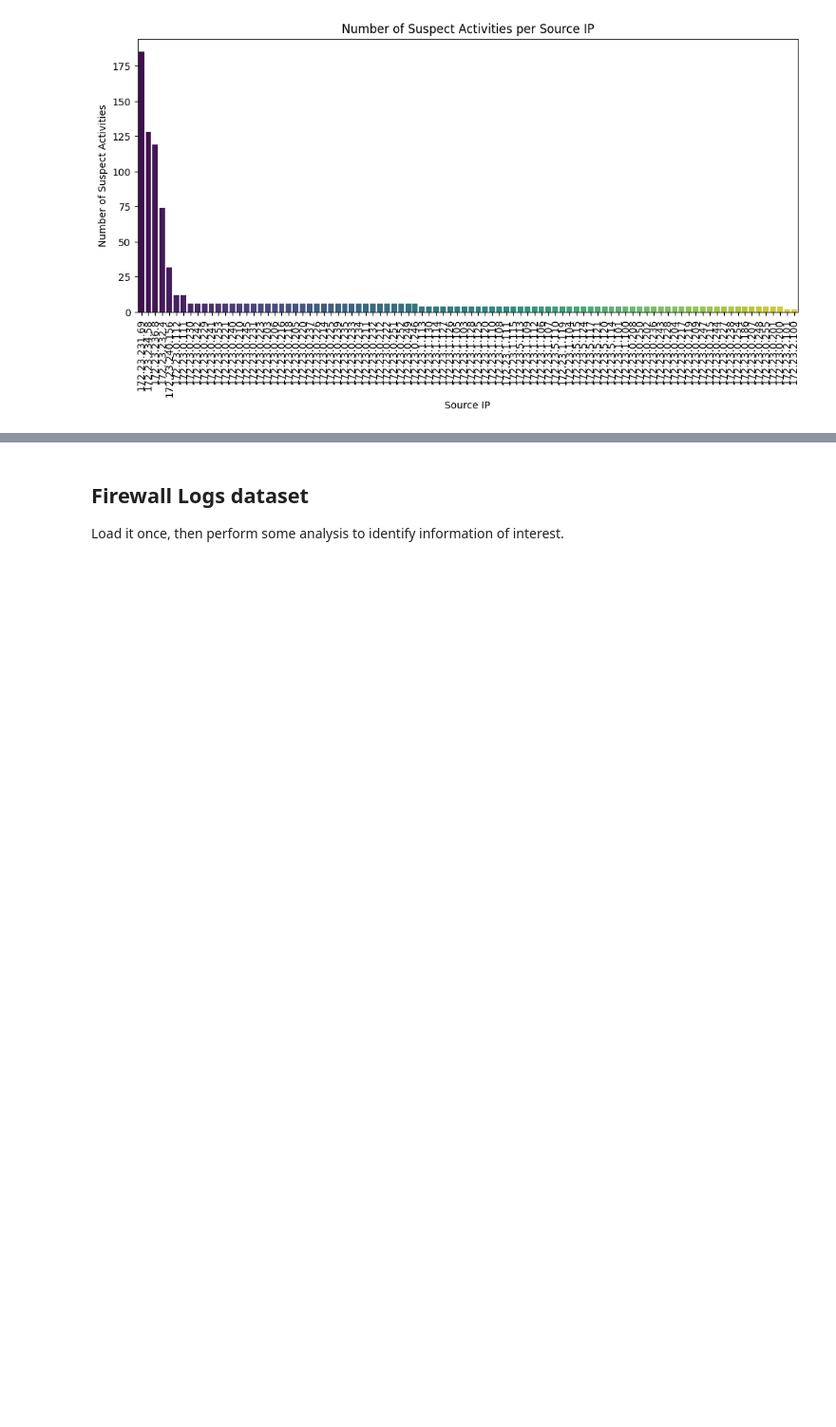
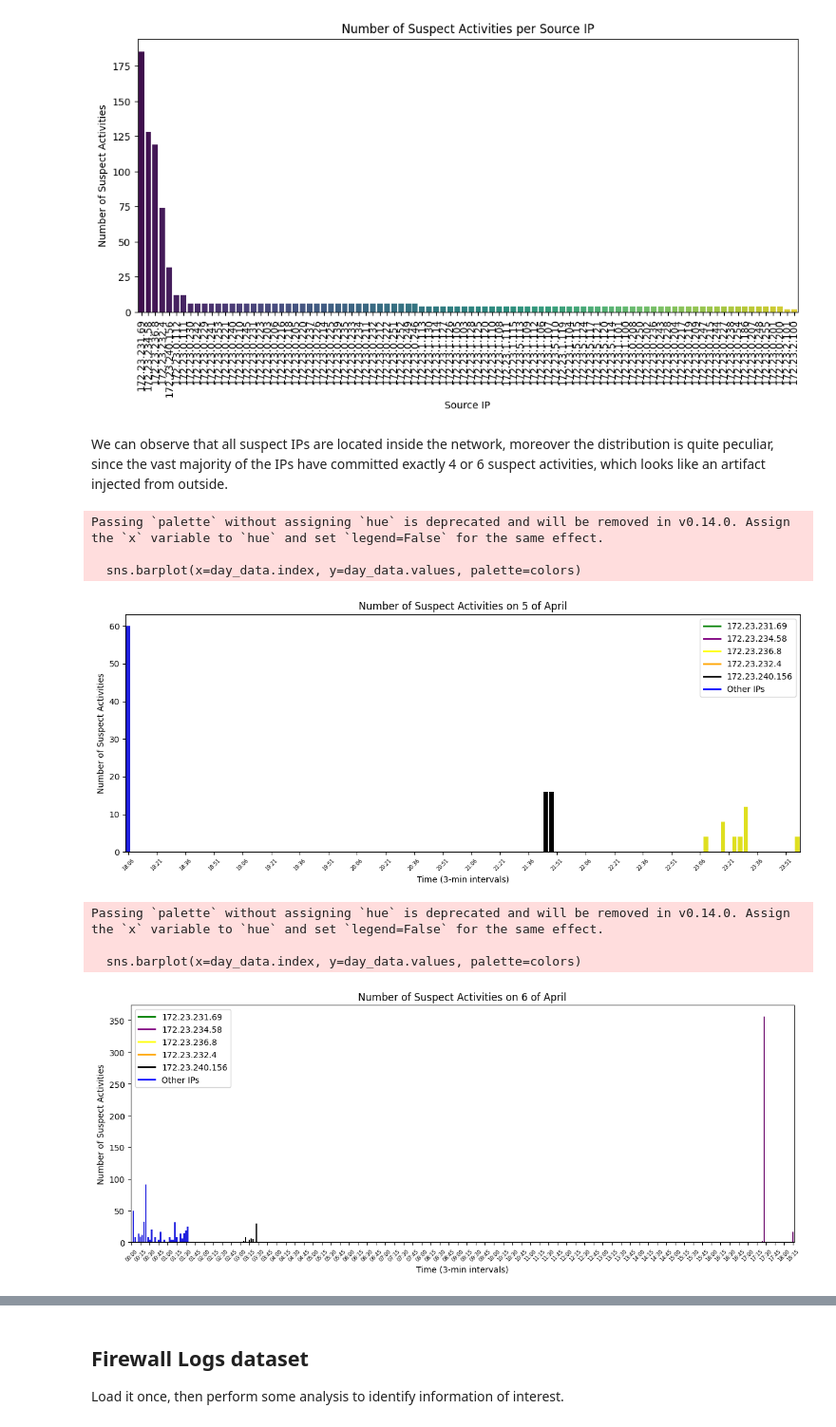
Before and after one commit to giorgiodaneri/HPDAV_project, a Jupyter notebook: server/data_analysis.ipynb, the cells around one changed output, grey strips where cells are left out. Shown at 95% size. Saved outputs shown, nothing was run; the diff lists cells and outputs as text; code cells hidden in the pictures; blank space fills up the shorter version.

Commit message:
alignment between different implementations. added more data analysis to identify the firewall breach and network infection

```diff
--- a/server/data_analysis.ipynb
+++ b/server/data_analysis.ipynb
@@ -4,7 +4,7 @@
 import pandas as pd
 # TODO: use polars to handle dataframe in a more efficient way
 
-data = pd.read_csv('MC2-CSVFirewallandIDSlogs/IDS_global_filtered.csv')
+data = pd.read_csv('../MC2-CSVFirewallandIDSlogs/IDS_global_filtered.csv')
 # %% [markdown]
 Extract all the source IPs that performed some suspect activities inside the network.
 # %%
@@ -96,3 +100,74 @@ Passing `palette` without assigning `hue` is deprecated and will be removed in v
 
   sns.barplot(x='sourceIP', y='count', data=activity_counts, palette='viridis')
 [figure]
+# %% [markdown]
+We can observe that all suspect IPs are located inside the network, moreover the distribution is quite peculiar, since the vast majority of the IPs have committed exactly 4 or 6 suspect activities, which looks like an artifact injected from outside.
+# %%
+# Convert 'time' to datetime. Adjust the format string if your actual data differs.
+data['time'] = pd.to_datetime(data['time'], format='%d %H:%M')
+
+# Filter the data for classifications 1, 3, and 4
+suspect_activities = data[data[' classification'].isin([1, 3, 4])]
+
+# Set the 'time' column as the index so we can resample easily
+suspect_activities = suspect_activities.set_index('time')
+
+# Resample every 3 minutes and count activities
+five_min_counts = suspect_activities.resample('3T').size()
+
+# Get the unique days present in the data
+unique_days = five_min_counts.index.normalize().unique()
+
+# Get the top 5 source IPs that carried out the most attacks
+top_5_ips = activity_counts.iloc[:5]['sourceIP']
+
+for day in unique_days:
+    # Filter data for this particular day
+    day_start = day
+    day_end = day + pd.Timedelta(days=1)
+    day_data = five_min_counts[(five_min_counts.index >= day_start) & (five_min_counts.index < day_end)]
+
+    # Create a figure for this day
+    plt.figure(figsize=(12,5))
+
+    # Assign colors based on whether the source IP is in the top 5
+    colors = ['green' if ip == top_5_ips.values[0] else
+              'purple' if ip == top_5_ips.values[1] else
+              'yellow' if ip == top_5_ips.values[2] else
+              'orange' if ip == top_5_ips.values[3] else
+              'black' if ip == top_5_ips.values[4] else
+              'blue' for ip in suspect_activities[' sourceIP']]
+
+
+    sns.barplot(x=day_data.index, y=day_data.values, palette=colors)
+    plt.xlabel('Time (3-min intervals)')
+    plt.ylabel('Number of Suspect Activities')
+    plt.title(f'Number of Suspect Activities on {day.date().day} of April')
+
+    # Define custom ticks for this day's data
+    x_labels = day_data.index
+    num_points = len(x_labels)
+
+    # For example, show a tick every 5 samples
+    tick_positions = range(0, num_points, 5)
+    tick_labels = [x_labels[i].strftime('%H:%M') for i in tick_positions]  # Just time for this day
+
+    plt.xticks(tick_positions, tick_labels, rotation=45, fontsize=6)
+    plt.tight_layout()
+    # add a legend for the color mapping with the IPs
+    plt.legend(handles=[plt.Line2D([0], [0], color='green', lw=2, label=top_5_ips.values[0]),
+                       plt.Line2D([0], [0], color='purple', lw=2, label=top_5_ips.values[1]),
+                       plt.Line2D([0], [0], color='yellow', lw=2, label=top_5_ips.values[2]),
+                       plt.Line2D([0], [0], color='orange', lw=2, label=top_5_ips.values[3]),
+                       plt.Line2D([0], [0], color='black', lw=2, label=top_5_ips.values[4]),
+                       plt.Line2D([0], [0], color='blue', lw=2, label='Other IPs')])
+    plt.show()
+# %% [output]
+Passing `palette` without assigning `hue` is deprecated and will be removed in v0.14.0. Assign the `x` variable to `hue` and set `legend=False` for the same effect.
+
+  sns.barplot(x=day_data.index, y=day_data.values, palette=colors)
+[figure, added]
+Passing `palette` without assigning `hue` is deprecated and will be removed in v0.14.0. Assign the `x` variable to `hue` and set `legend=False` for the same effect.
+
+  sns.barplot(x=day_data.index, y=day_data.values, palette=colors)
+[figure, added]
```
Also changed, not shown: parts of 31 cells of this notebook, 17 other files.
